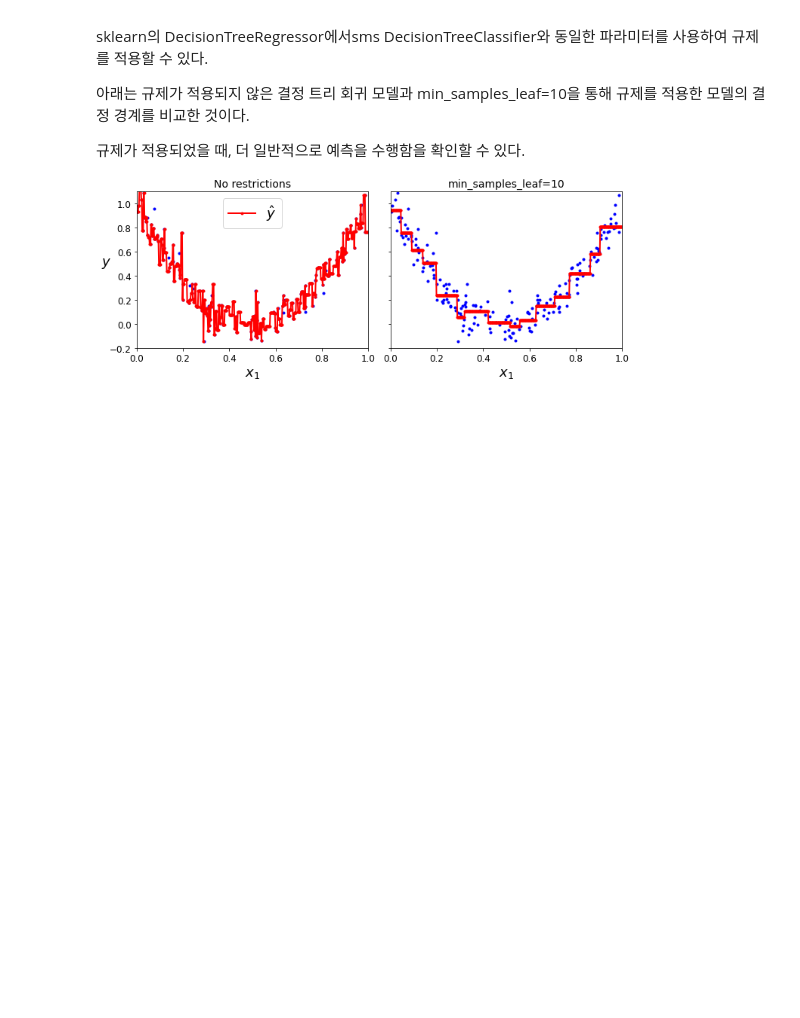
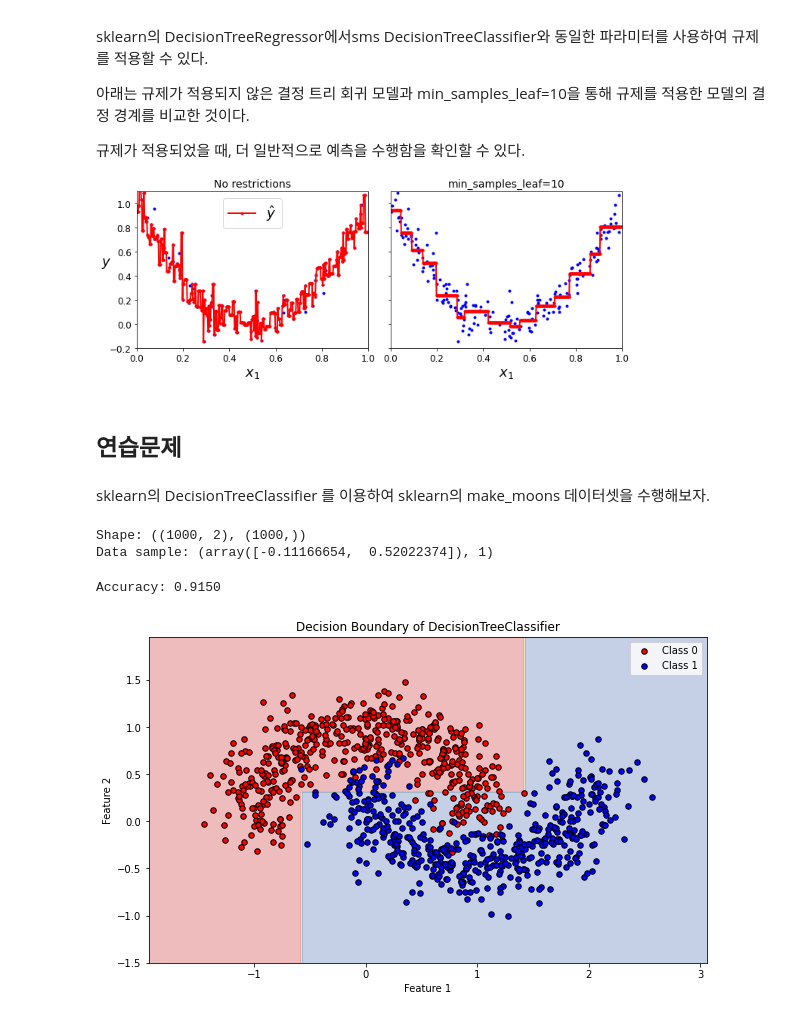
Before and after one commit to jaewonE/muchine_learning_notebook, a Jupyter notebook: notes/note#6.ipynb, the cells around one changed output. Saved outputs shown, nothing was run; the diff lists cells and outputs as text; code cells hidden in the pictures; blank space fills up the shorter version.

```diff
--- a/notes/note#6.ipynb
+++ b/notes/note#6.ipynb
@@ -400,3 +400,79 @@ sklearn의 DecisionTreeRegressor에서sms DecisionTreeClassifier와 동일한
 규제가 적용되었을 때, 더 일반적으로 예측을 수행함을 확인할 수 있다.
 
 <img width="80%" src="embedded-picture-1">
+# %% [markdown]
+## 연습문제
+# %% [markdown]
+sklearn의 DecisionTreeClassifier 를 이용하여 sklearn의 make_moons 데이터셋을 수행해보자.
+# %%
+# 먼저 데이터를 불러와 확인해보자.
+import numpy as np
+import matplotlib.pyplot as plt
+from sklearn.datasets import make_moons
+from sklearn.model_selection import train_test_split
+
+# 데이터셋 생성
+X, y = make_moons(n_samples=1000, noise=0.2, random_state=42)
+
+# Train set, Test set 분할
+X_train, X_test, y_train, y_test = train_test_split(
+    X, y, test_size=0.2, random_state=42)
+print(f'Shape: {X.shape, y.shape}')
+print(f'Data sample: {X[0], y[0]}')
+# %% [output]
+Shape: ((1000, 2), (1000,))
+Data sample: (array([-0.11166654,  0.52022374]), 1)
+# %%
+from sklearn.tree import DecisionTreeClassifier
+from sklearn.metrics import accuracy_score
+
+# DecisionTreeClassifier 학습
+tree_clf = DecisionTreeClassifier(max_depth=3,         # 최대 깊이는 6
+                                  min_samples_split=32,  # 노드를 분할하기 위한 최소 샘플 수는 32
+                                  min_samples_leaf=4,  # 리프 노드가 되기 위한 최소 샘플 수는 4
+                                  random_state=42)     # random seed
+tree_clf.fit(X_train, y_train)
+
+
+y_pred = tree_clf.predict(X_test)  # 예측
+accuracy = accuracy_score(y_test, y_pred)  # 정확도 계산
+print(f'Accuracy: {accuracy:.4f}')
+# %% [output]
+Accuracy: 0.9150
+# %%
+def plot_decision_boundary_updated(clf, X, y, plot_title, subplot_loc=None):
+    plot_colors = ["#FFAAAA", "#AAAAFF"]
+    plot_step = 0.02
+
+    x_min, x_max = X[:, 0].min() - 0.5, X[:, 0].max() + 0.5
+    y_min, y_max = X[:, 1].min() - 0.5, X[:, 1].max() + 0.5
+    xx, yy = np.meshgrid(np.arange(x_min, x_max, plot_step),
+                         np.arange(y_min, y_max, plot_step))
+
+    Z = clf.predict(np.c_[xx.ravel(), yy.ravel()])
+    Z = Z.reshape(xx.shape)
+
+    if subplot_loc == None:
+        plt.figure(figsize=(10, 6))
+    else:
+        plt.subplot(*subplot_loc)
+    plt.contourf(xx, yy, Z, cmap=plt.cm.RdYlBu, alpha=0.3)
+
+    scatter_colors = ['red', 'blue']
+    for i, color in zip(range(2), scatter_colors):
+        idx = np.where(y == i)
+        plt.scatter(X[idx, 0], X[idx, 1], c=color,
+                    edgecolor='black', s=30, marker='o', label=f"Class {i}")
+
+    plt.title(plot_title)
+    plt.xlabel('Feature 1')
+    plt.ylabel('Feature 2')
+    plt.legend()
+    if subplot_loc == None:
+        plt.show()
+
+
+plot_decision_boundary_updated(
+    tree_clf, X, y, "Decision Boundary of DecisionTreeClassifier")
+# %% [output]
+[figure, added]
```
Also changed, not shown: parts of 2 cells of this notebook.
